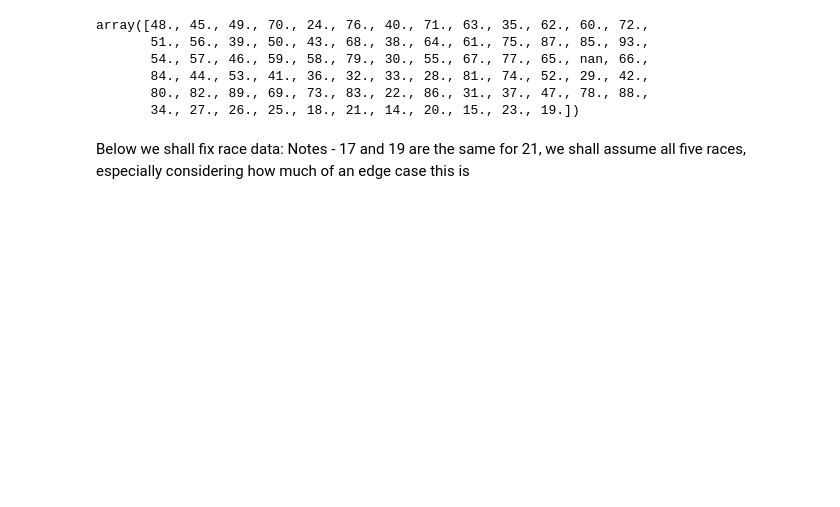
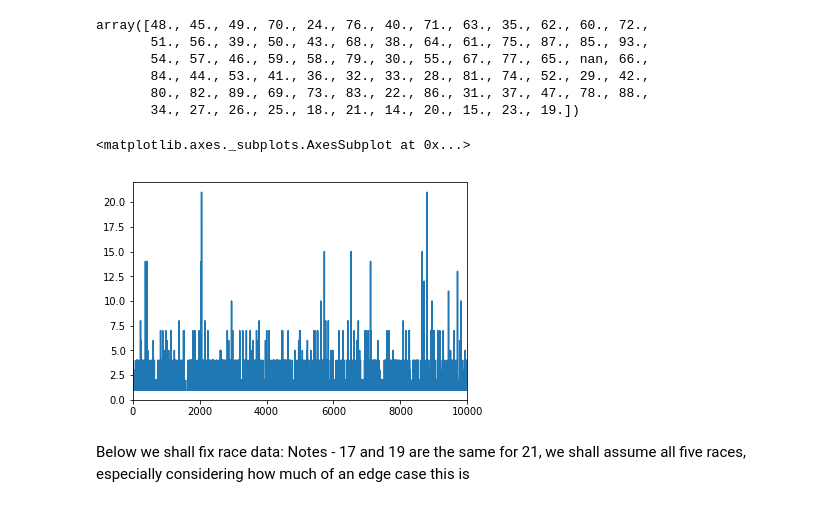
Before and after one commit to ThapaRahul/Superficial-Intelligence, a Jupyter notebook: Exploration.ipynb, the cells around one changed output. Cells and saved outputs as stored; diff of their text form; code cells hidden in the pictures; blank space fills up the shorter version.

```diff
--- a/Exploration.ipynb
+++ b/Exploration.ipynb
@@ -74,6 +116,11 @@ array([48., 45., 49., 70., 24., 76., 40., 71., 63., 35., 62., 60., 72.,
        84., 44., 53., 41., 36., 32., 33., 28., 81., 74., 52., 29., 42.,
        80., 82., 89., 69., 73., 83., 22., 86., 31., 37., 47., 78., 88.,
        34., 27., 26., 25., 18., 21., 14., 20., 15., 23., 19.])
+# %%
+df.race.plot()
+# %% [output]
+<matplotlib.axes._subplots.AxesSubplot at 0x...>
+[figure, added]
 # %% [markdown]
 Below we shall fix race data:
     Notes - 17 and 19 are the same
```
Also changed, not shown: parts of 21 cells of this notebook, 1 other file.
